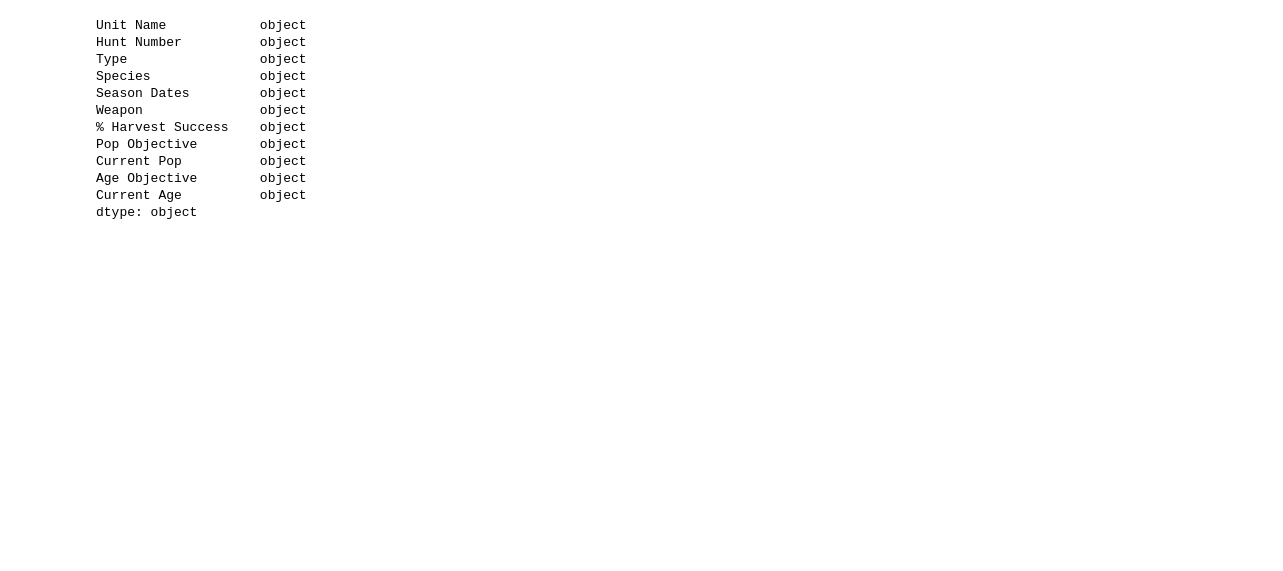
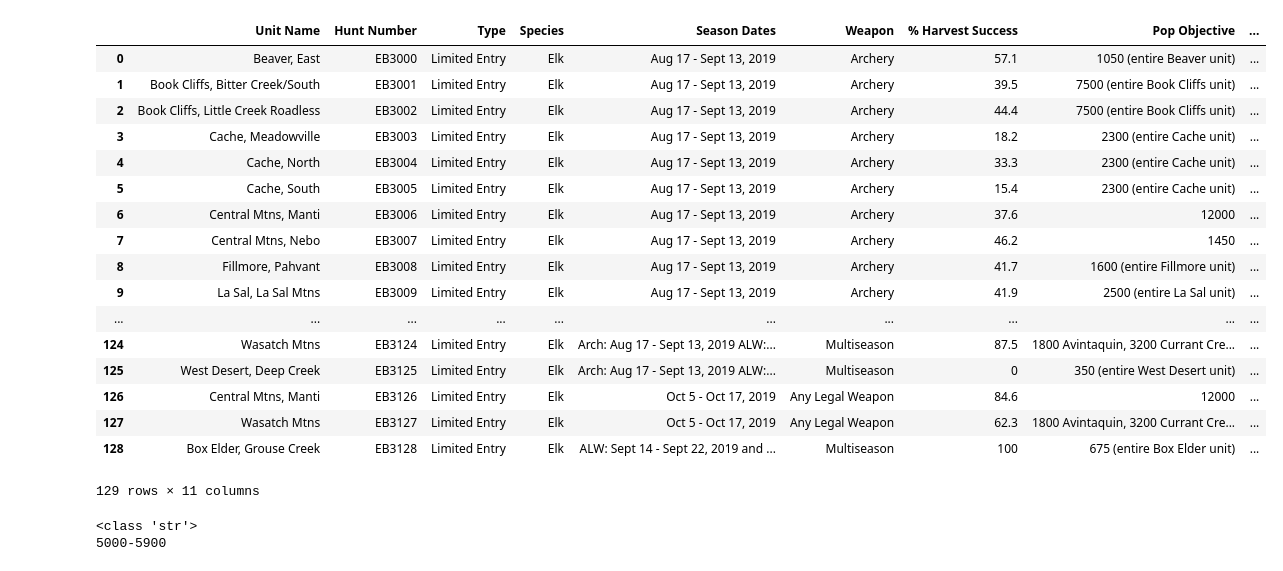
Before and after one commit to nedchanatry/ActaeonProj, a Jupyter notebook: Scrape2.ipynb, the cells around one changed output. Saved outputs shown, nothing was run; the diff lists cells and outputs as text; code cells hidden in the pictures; blank space fills up the shorter version.

```diff
--- a/Scrape2.ipynb
+++ b/Scrape2.ipynb
@@ -69,44 +69,67 @@ df['Hunt Number']=hunt_number
 df['Type']=hunt_type
 df['Species']=species
 df['Season Dates']=season_dates
 df['Weapon']=weapon_type
+
 df['% Harvest Success']=percent_harvest
 df['Pop Objective']=pop_obj
 df['Current Pop']=current_pop
 df['Age Objective']=age_obj
 df['Current Age']=current_age
 
 
 df['% Harvest Success'].astype(str).astype(float)
 # df['Pop Objective'].astype(str).astype(int)
 # df['Current Pop'].astype(str).astype(int)
 # df['Age Objective'].astype(str).astype(float)
 # df['Current Age'].astype(str).astype(float)
 # df.describe()
-df.dtypes
-
+df
 
 # print(unit_name)
 # print(hunt_number)
 # print(hunt_type)
 # print(species)
 # print(weapon_type)
 # print(percent_harvest)
 # print(pop_obj)
 # print(current_pop)
 # print(age_obj)
 # print(current_age)
 # print(season_dates)
 # %% [output]
+|  | Unit Name | Hunt Number | Type | Species | Season Dates | Weapon | % Harvest Success | Pop Objective | ... |
+| 0 | Beaver, East | EB3000 | Limited Entry | Elk | Aug 17 - Sept 13, 2019 | Archery | 57.1 | 1050 (entire Beaver unit) | ... |
+| 1 | Book Cliffs, Bitter Creek/South | EB3001 | Limited Entry | Elk | Aug 17 - Sept 13, 2019 | Archery | 39.5 | 7500 (entire Book Cliffs unit) | ... |
+| 2 | Book Cliffs, Little Creek Roadless | EB3002 | Limited Entry | Elk | Aug 17 - Sept 13, 2019 | Archery | 44.4 | 7500 (entire Book Cliffs unit) | ... |
+| 3 | Cache, Meadowville | EB3003 | Limited Entry | Elk | Aug 17 - Sept 13, 2019 | Archery | 18.2 | 2300 (entire Cache unit) | ... |
+| 4 | Cache, North | EB3004 | Limited Entry | Elk | Aug 17 - Sept 13, 2019 | Archery | 33.3 | 2300 (entire Cache unit) | ... |
+| 5 | Cache, South | EB3005 | Limited Entry | Elk | Aug 17 - Sept 13, 2019 | Archery | 15.4 | 2300 (entire Cache unit) | ... |
+| 6 | Central Mtns, Manti | EB3006 | Limited Entry | Elk | Aug 17 - Sept 13, 2019 | Archery | 37.6 | 12000 | ... |
+| 7 | Central Mtns, Nebo | EB3007 | Limited Entry | Elk | Aug 17 - Sept 13, 2019 | Archery | 46.2 | 1450 | ... |
+| 8 | Fillmore, Pahvant | EB3008 | Limited Entry | Elk | Aug 17 - Sept 13, 2019 | Archery | 41.7 | 1600 (entire Fillmore unit) | ... |
+| 9 | La Sal, La Sal Mtns | EB3009 | Limited Entry | Elk | Aug 17 - Sept 13, 2019 | Archery | 41.9 | 2500 (entire La Sal unit) | ... |
+| ... | ... | ... | ... | ... | ... | ... | ... | ... | ... |
+| 124 | Wasatch Mtns | EB3124 | Limited Entry | Elk | Arch: Aug 17 - Sept 13, 2019 ALW:... | Multiseason | 87.5 | 1800 Avintaquin, 3200 Currant Cre... | ... |
+| 125 | West Desert, Deep Creek | EB3125 | Limited Entry | Elk | Arch: Aug 17 - Sept 13, 2019 ALW:... | Multiseason | 0 | 350 (entire West Desert unit) | ... |
+| 126 | Central Mtns, Manti | EB3126 | Limited Entry | Elk | Oct 5 - Oct 17, 2019 | Any Legal Weapon | 84.6 | 12000 | ... |
+| 127 | Wasatch Mtns | EB3127 | Limited Entry | Elk | Oct 5 - Oct 17, 2019 | Any Legal Weapon | 62.3 | 1800 Avintaquin, 3200 Currant Cre... | ... |
+| 128 | Box Elder, Grouse Creek | EB3128 | Limited Entry | Elk | ALW: Sept 14 - Sept 22, 2019 and ... | Multiseason | 100 | 675 (entire Box Elder unit) | ... |
-Unit Name            object
-Hunt Number          object
-Type                 object
-Species              object
-Season Dates         object
-Weapon               object
-% Harvest Success    object
-Pop Objective        object
-Current Pop          object
-Age Objective        object
-Current Age          object
-dtype: object
+129 rows × 11 columns
+# %%
+df.head(20)
+print(type(df['Pop Objective'][18]))
+print(df['Pop Objective'][18])
+
+df.to_excel('check1.xlsx')
+#manually cleaning
+# Organize the data by unit name or population estimates.
+#We need to clean the wasatch range data, and then and populations that have a XXX-XXX format.I just take an average to the two
+#values. I recommend delete the index column as well.
+#127 is missing a current age value. I copied it from other hunts in the same region.
+
+
+#fd is seperate from df. This means we wont have to scrape everytime we want to adjust the code.
+# %% [output]
+<class 'str'>
+5000-5900
```
Also changed, not shown: parts of 2 cells of this notebook.
